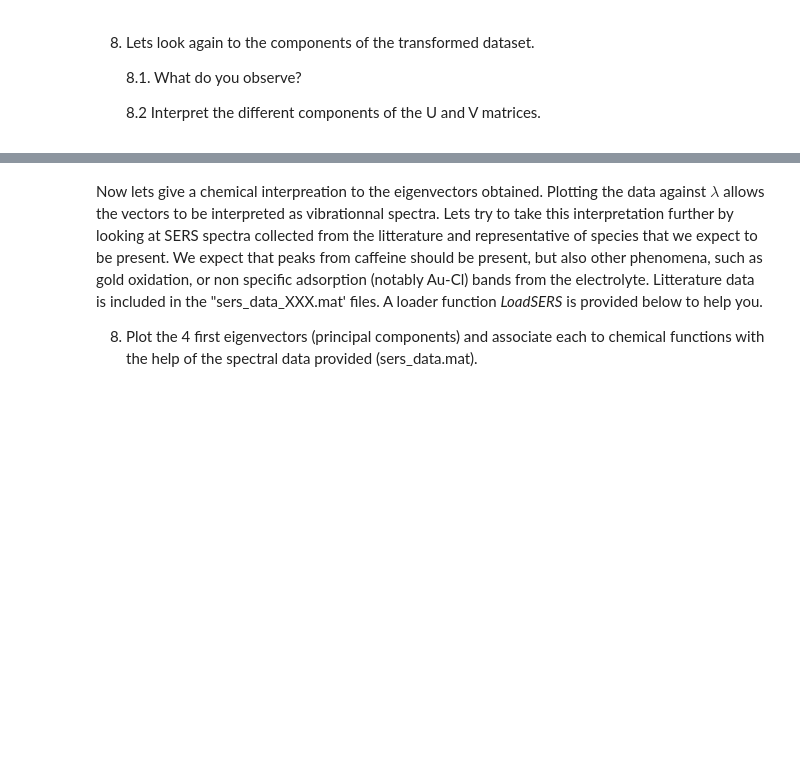
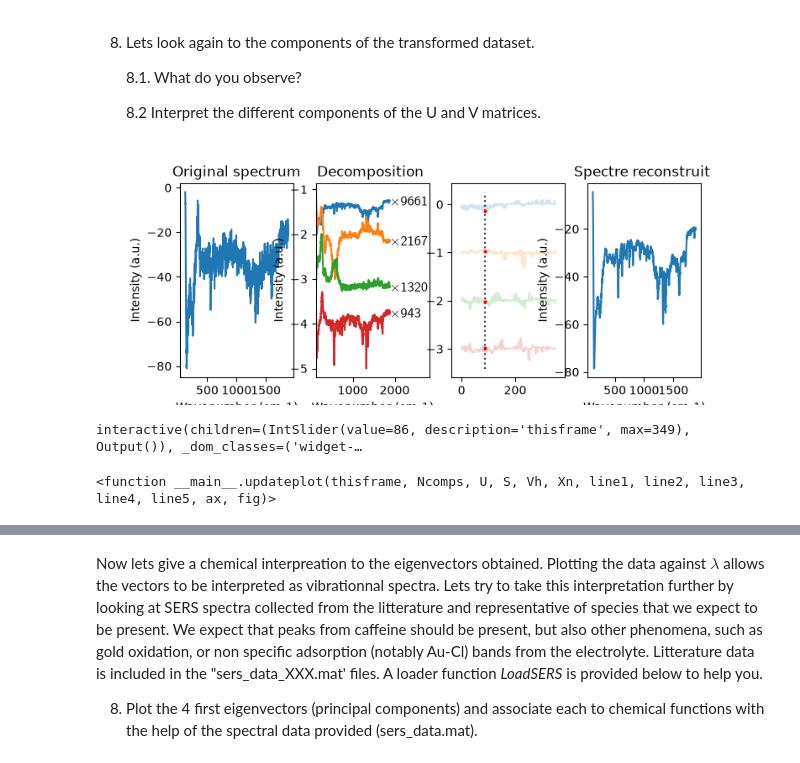
Before and after one commit to dshirya/digital-chemistry-class, a Jupyter notebook: ML/Module1_CM3_VibrationalSpectroscopyDataset_forclass.ipynb, the cells around one changed output, grey strips where cells are left out. Drawn from its saved outputs; the diff is of its cells as text; code cells hidden in the pictures; blank space fills up the shorter version.

```diff
--- a/ML/Module1_CM3_VibrationalSpectroscopyDataset_forclass.ipynb
+++ b/ML/Module1_CM3_VibrationalSpectroscopyDataset_forclass.ipynb
@@ -382,31 +410,35 @@ ax[1].set_title('Cleaned Data')
     8.2  Interpret the different components of the U and V matrices.
 # %%
 Xn2,col = NormalizeFeatures(X)
-Xnc = ApplyRemoveCosmic(Xn2,threshold=5,FLAG = False, replacemethod='interp')
+Xnc = RemoveCosmic(Xn2,threshold=5,FLAG = False, replacemethod='interp')
 
 Uc,Sc,Vtc = svd(Xnc)
 
 Ncomps = [[0],[1],[2],[3]];
 thisframe = 86;
 fig10,ax10 = plt.subplots(1,4,figsize = (8,3))
 
 ax10,fig10,line1,line2,line3,line4,line5 = DecomposeSpectre(ax10,fig10,thisframe,Ncomps,Uc,Sc,Vtc,Xnc,wn);
 
 interact(updateplot,
          thisframe = IntSlider(min=0, max=Xn.shape[0]-1, step=1, value=thisframe),
          Ncomps = fixed(Ncomps),
          U = fixed(Uc),
          S = fixed(Sc),
          Vh = fixed(Vtc),
          Xn = fixed(Xnc),
          line1 = fixed(line1),
          line2 = fixed(line2),
          line3 = fixed(line3),
          line4 = fixed(line4),
          line5 = fixed(line5),
          ax = fixed(ax10),
          fig = fixed(fig10)
          )
+# %% [output]
+[figure, added]
+interactive(children=(IntSlider(value=86, description='thisframe', max=349), Output()), _dom_classes=('widget-…
+<function __main__.updateplot(thisframe, Ncomps, U, S, Vh, Xn, line1, line2, line3, line4, line5, ax, fig)>
 # %%
 # Correction:
 fig,ax = plt.subplots(1,2,figsize = (6,3))
```
Also changed, not shown: parts of 5 cells of this notebook, 4 other files.
